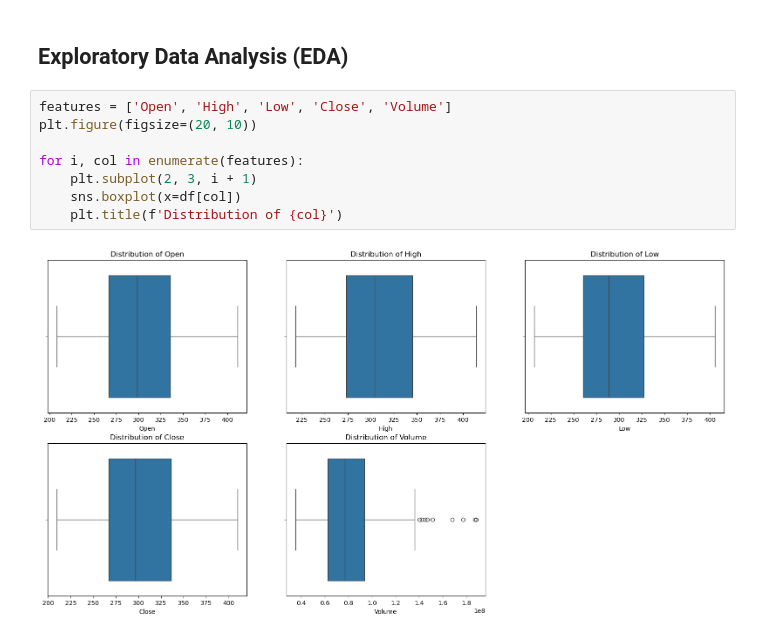
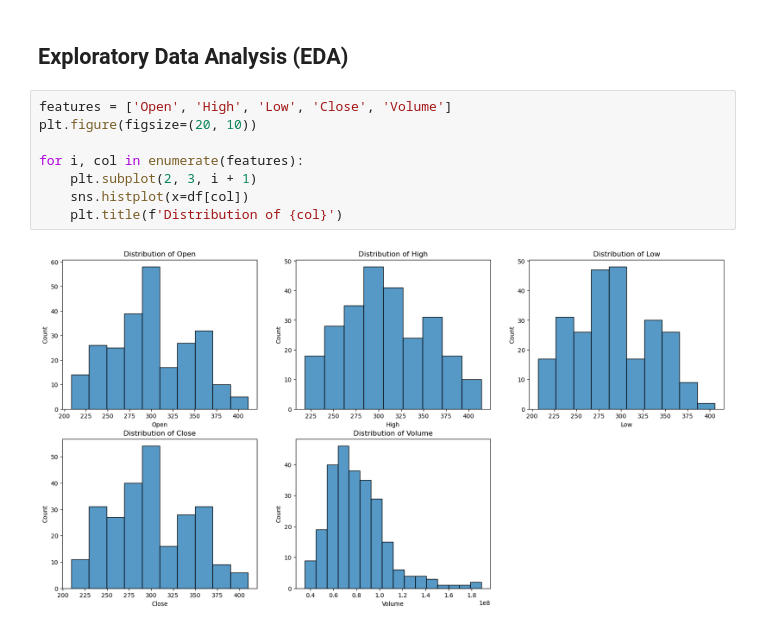
Before and after one commit to Subodhtiwari2003/stockprice_prediction, a Jupyter notebook: stockprice_prediction.ipynb, the cells around one changed output. Drawn from its saved outputs; the diff is of its cells as text.

```diff
--- a/stockprice_prediction.ipynb
+++ b/stockprice_prediction.ipynb
@@ -68,13 +68,13 @@ dtype: int64
 # %%
 features = ['Open', 'High', 'Low', 'Close', 'Volume']
 plt.figure(figsize=(20, 10))
 
 for i, col in enumerate(features):
     plt.subplot(2, 3, i + 1)
-    sns.boxplot(x=df[col])
+    sns.histplot(x=df[col])
     plt.title(f'Distribution of {col}')
 # %% [output]
-[figure, old version]
+[figure, new version]
 # %%
 plt.figure(figsize=(20, 10))
 for i, col in enumerate(features):
```
Also changed, not shown: parts of 1 cell of this notebook.
